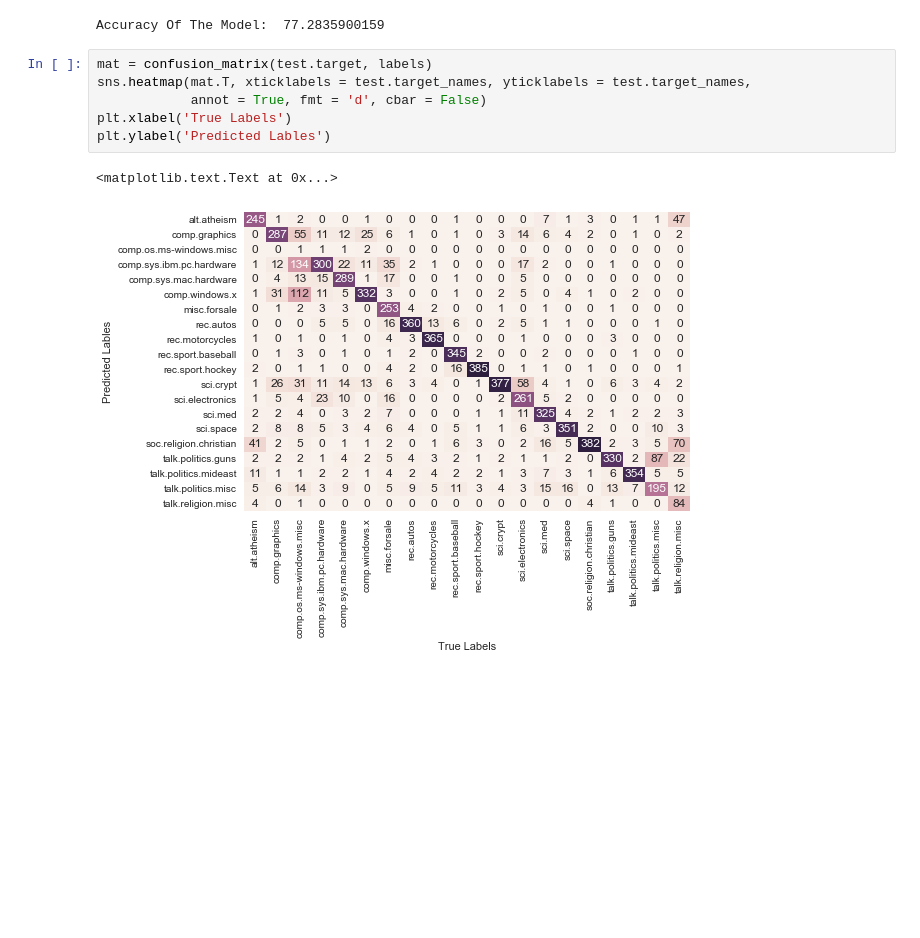
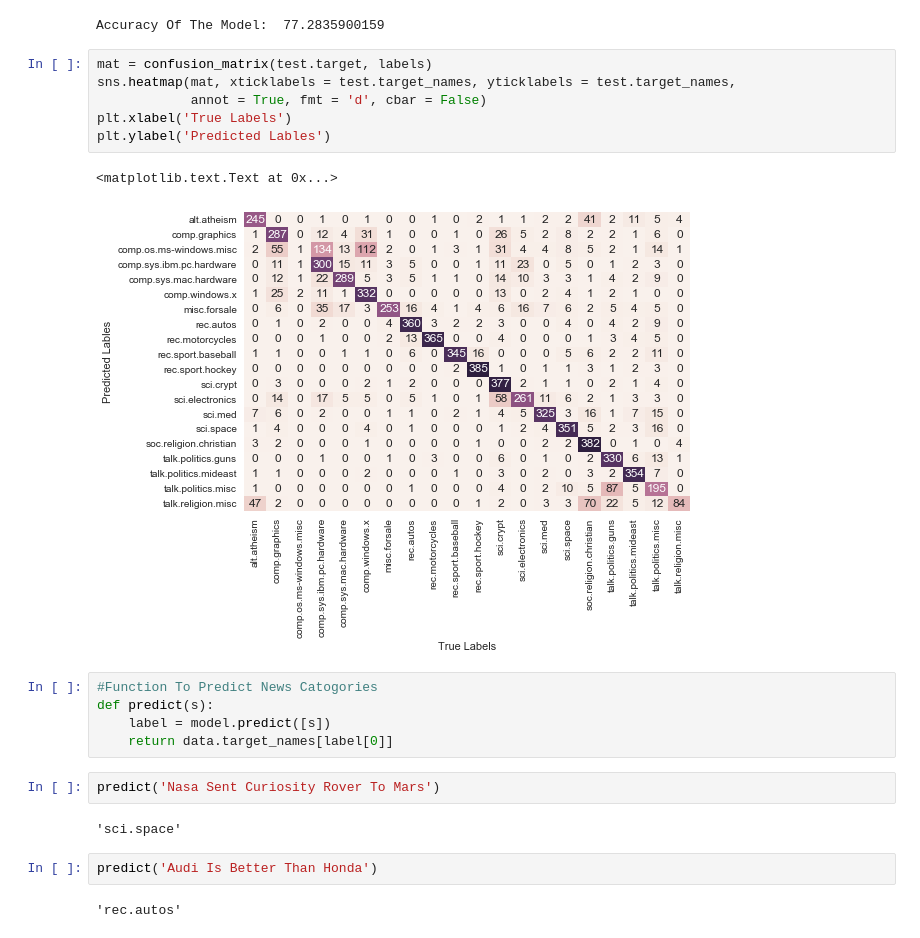
Before and after one commit to chaitanya6761/Machine-Learning-Mini-Projects, a Jupyter notebook: NaiveBayes/NaiveBayesNewsClassifier.ipynb, the cells around one changed output. Saved outputs shown, nothing was run; the diff lists cells and outputs as text; blank space fills up the shorter version.

```diff
--- a/NaiveBayes/NaiveBayesNewsClassifier.ipynb
+++ b/NaiveBayes/NaiveBayesNewsClassifier.ipynb
@@ -51,10 +51,23 @@ print('Accuracy Of The Model: ',accuracy_score(labels, test.target)*100)
 Accuracy Of The Model:  77.2835900159
 # %%
 mat = confusion_matrix(test.target, labels)
-sns.heatmap(mat.T, xticklabels = test.target_names, yticklabels = test.target_names,
+sns.heatmap(mat, xticklabels = test.target_names, yticklabels = test.target_names,
             annot = True, fmt = 'd', cbar = False)
 plt.xlabel('True Labels')
 plt.ylabel('Predicted Lables')
 # %% [output]
 <matplotlib.text.Text at 0x...>
-[figure, old version]
+[figure, new version]
+# %%
+#Function To Predict News Catogories
+def predict(s):
+    label = model.predict([s])
+    return data.target_names[label[0]]
+# %%
+predict('Nasa Sent Curiosity Rover To Mars')
+# %% [output]
+'sci.space'
+# %%
+predict('Audi Is Better Than Honda')
+# %% [output]
+'rec.autos'
```
